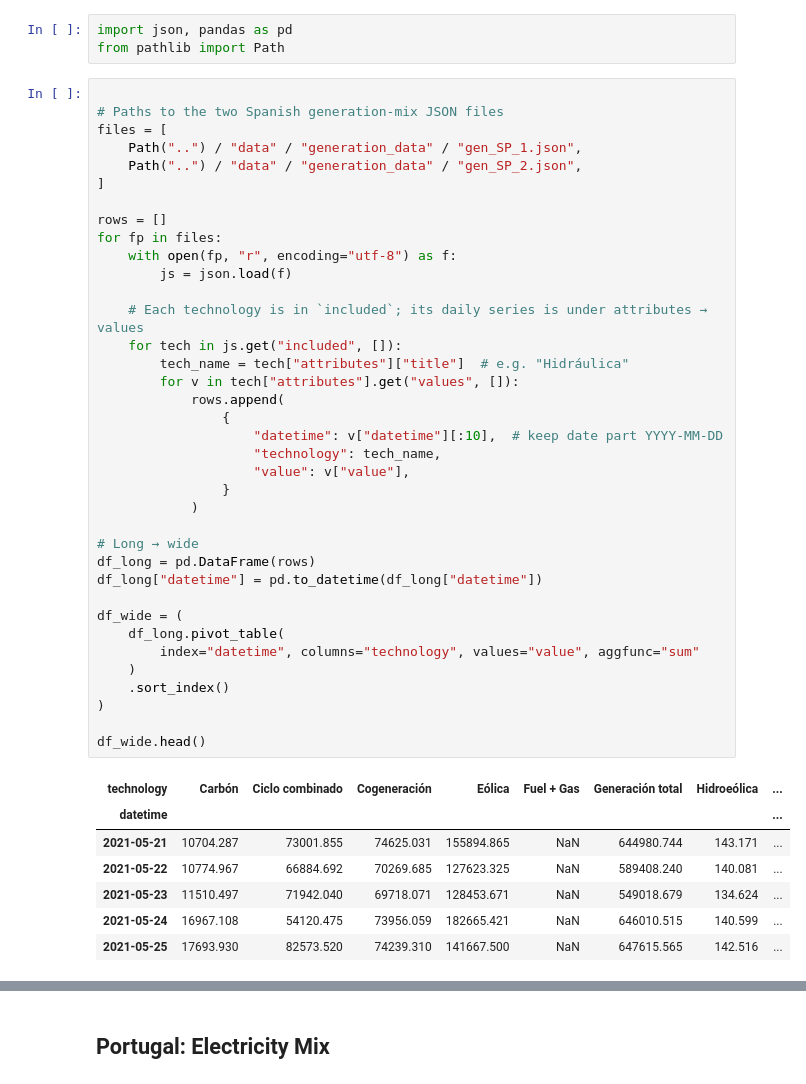
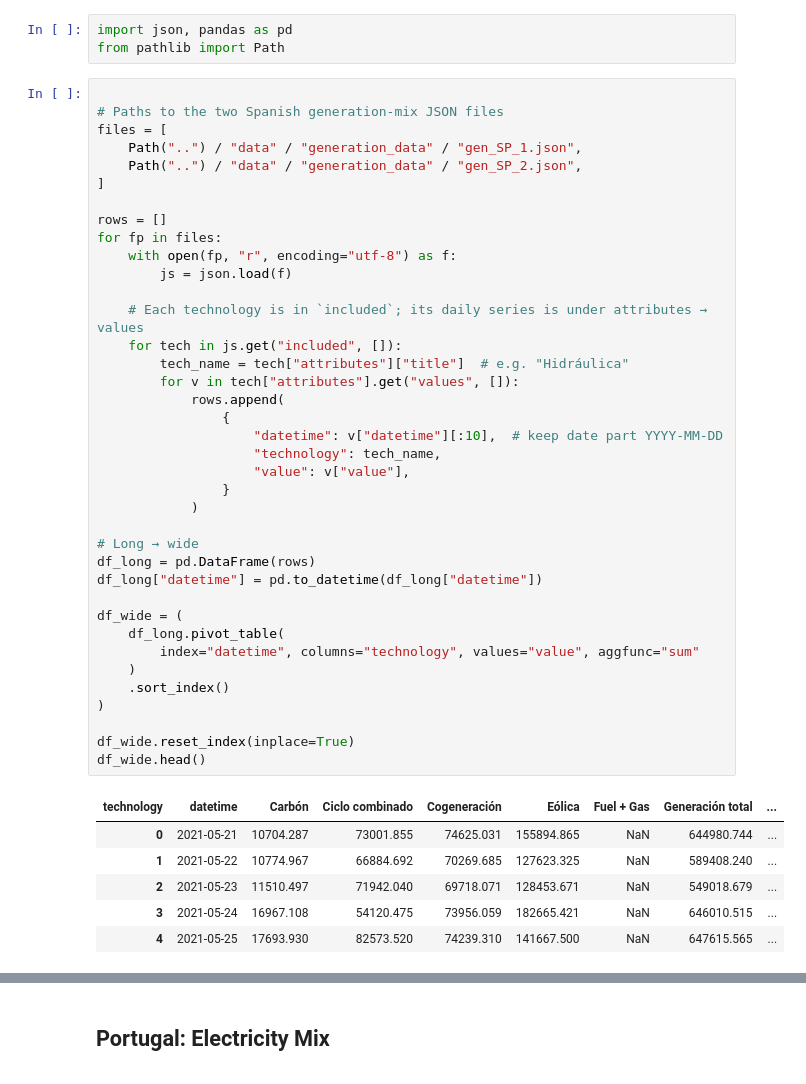
Before and after one commit to franrolotti/volatility-spillovers, a Jupyter notebook: auxiliar_notebooks/02_generation_mix_plots.ipynb, the cells around one changed output, grey strips where cells are left out. Saved outputs shown, nothing was run; the diff lists cells and outputs as text.

Commit message:
Generation mix tables

```diff
--- a/auxiliar_notebooks/02_generation_mix_plots.ipynb
+++ b/auxiliar_notebooks/02_generation_mix_plots.ipynb
@@ -14,38 +14,38 @@ files = [
 rows = []
 for fp in files:
     with open(fp, "r", encoding="utf-8") as f:
         js = json.load(f)
 
     # Each technology is in `included`; its daily series is under attributes → values
     for tech in js.get("included", []):
         tech_name = tech["attributes"]["title"]  # e.g. "Hidráulica"
         for v in tech["attributes"].get("values", []):
             rows.append(
                 {
                     "datetime": v["datetime"][:10],  # keep date part YYYY‑MM‑DD
                     "technology": tech_name,
                     "value": v["value"],
                 }
             )
 
 # Long → wide
 df_long = pd.DataFrame(rows)
 df_long["datetime"] = pd.to_datetime(df_long["datetime"])
 
 df_wide = (
     df_long.pivot_table(
         index="datetime", columns="technology", values="value", aggfunc="sum"
     )
     .sort_index()
 )
 
+df_wide.reset_index(inplace=True)
 df_wide.head()
 # %% [output]
-| technology | Carbón | Ciclo combinado | Cogeneración | Eólica | Fuel + Gas | Generación total | Hidroeólica | ... |
-| datetime |  |  |  |  |  |  |  | ... |
-| 2021-05-21 | 10704.287 | 73001.855 | 74625.031 | 155894.865 | NaN | 644980.744 | 143.171 | ... |
-| 2021-05-22 | 10774.967 | 66884.692 | 70269.685 | 127623.325 | NaN | 589408.240 | 140.081 | ... |
-| 2021-05-23 | 11510.497 | 71942.040 | 69718.071 | 128453.671 | NaN | 549018.679 | 134.624 | ... |
-| 2021-05-24 | 16967.108 | 54120.475 | 73956.059 | 182665.421 | NaN | 646010.515 | 140.599 | ... |
-| 2021-05-25 | 17693.930 | 82573.520 | 74239.310 | 141667.500 | NaN | 647615.565 | 142.516 | ... |
+| technology | datetime | Carbón | Ciclo combinado | Cogeneración | Eólica | Fuel + Gas | Generación total | ... |
+| 0 | 2021-05-21 | 10704.287 | 73001.855 | 74625.031 | 155894.865 | NaN | 644980.744 | ... |
+| 1 | 2021-05-22 | 10774.967 | 66884.692 | 70269.685 | 127623.325 | NaN | 589408.240 | ... |
+| 2 | 2021-05-23 | 11510.497 | 71942.040 | 69718.071 | 128453.671 | NaN | 549018.679 | ... |
+| 3 | 2021-05-24 | 16967.108 | 54120.475 | 73956.059 | 182665.421 | NaN | 646010.515 | ... |
+| 4 | 2021-05-25 | 17693.930 | 82573.520 | 74239.310 | 141667.500 | NaN | 647615.565 | ... |
 # %%
```
Also changed, not shown: parts of 21 cells of this notebook.
